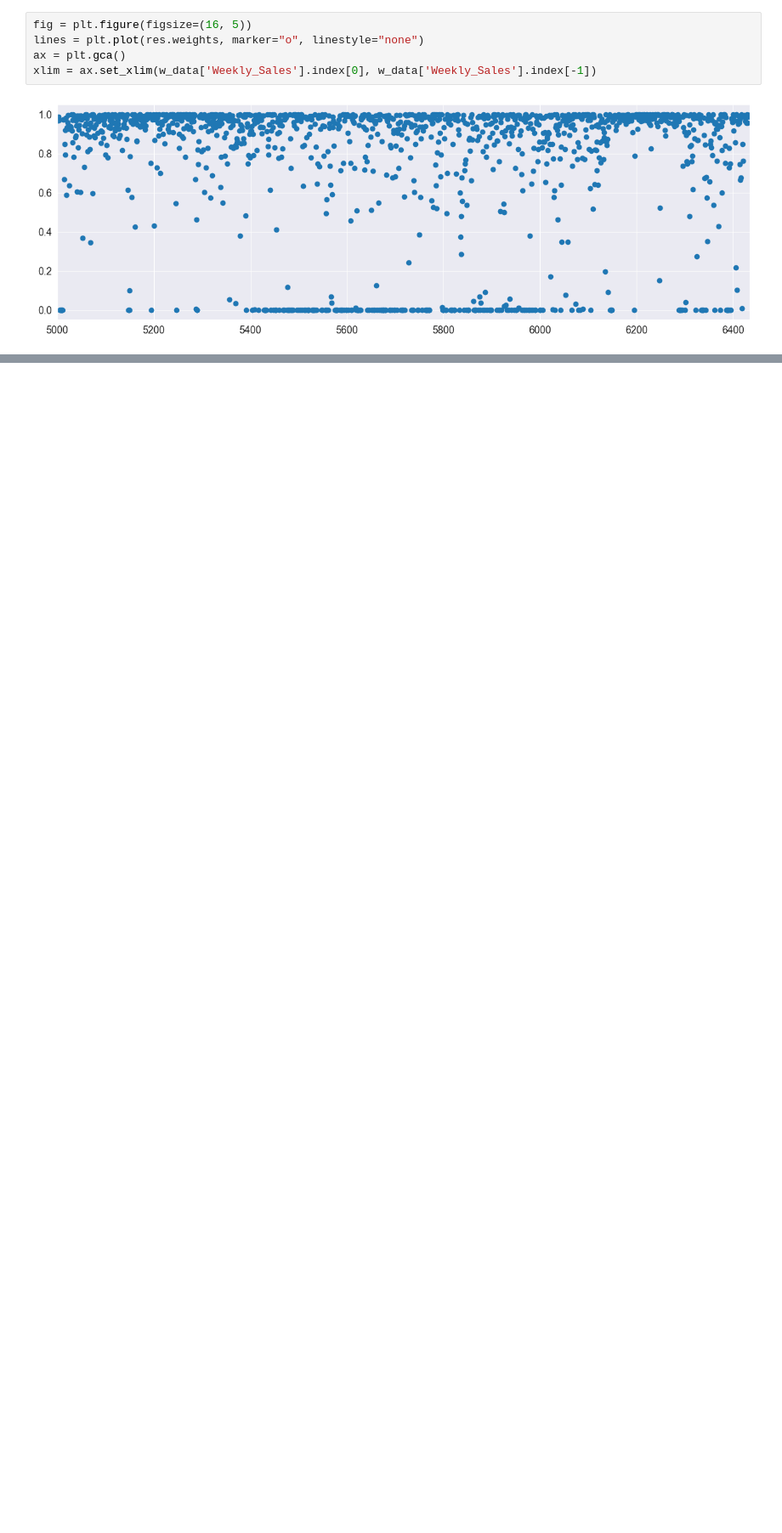
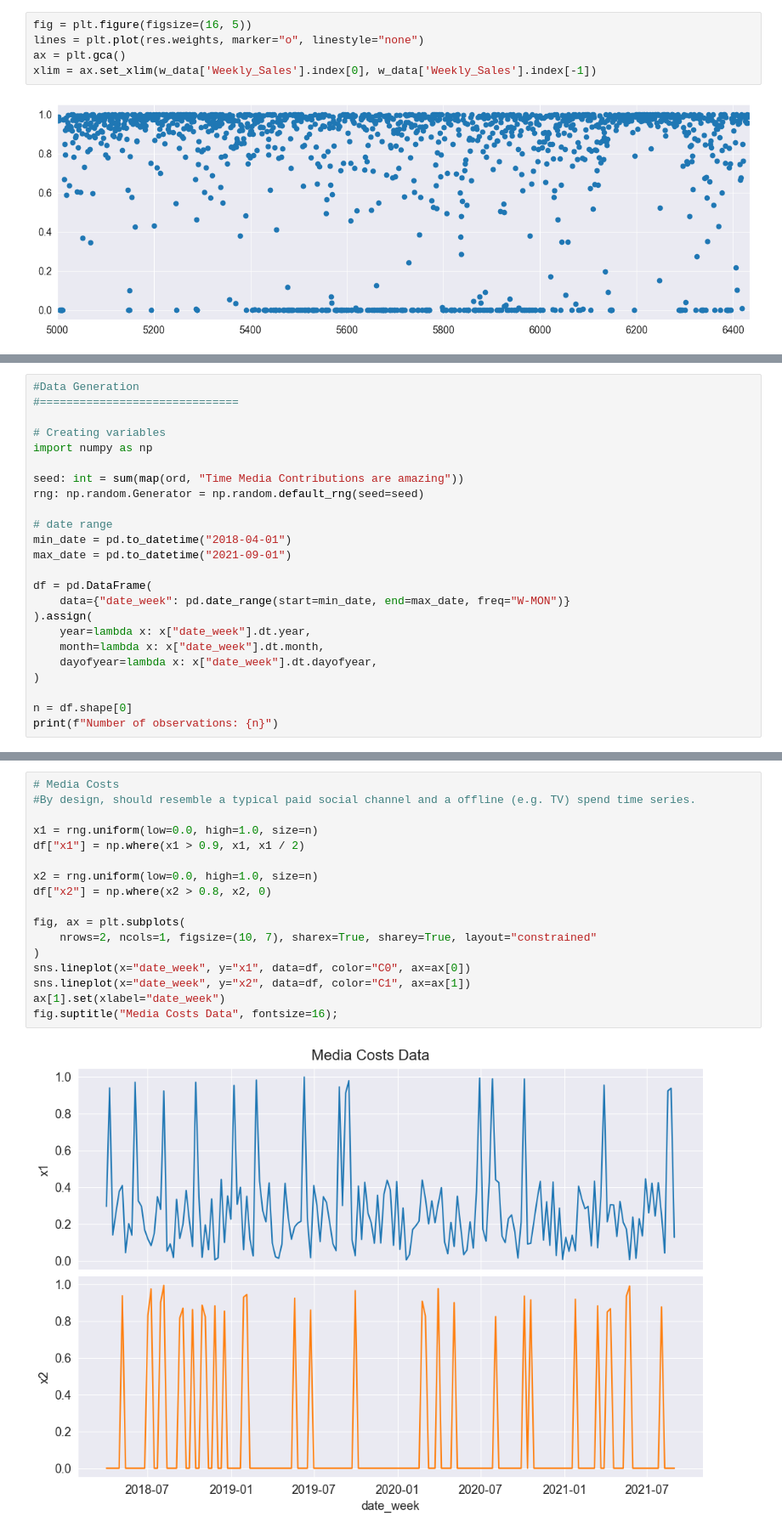
Before and after one commit to vjthecoder/ExploraBI-BusinessAnalytics, a Jupyter notebook: Marketing Analytics/Sales_Trend_and_Seasonality.ipynb, the cells around one changed output, grey strips where cells are left out. Shown at 85% size. Saved outputs shown, nothing was run; the diff lists cells and outputs as text; blank space fills up the shorter version.

```diff
--- a/Marketing Analytics/Sales_Trend_and_Seasonality.ipynb
+++ b/Marketing Analytics/Sales_Trend_and_Seasonality.ipynb
@@ -194,0 +277,24 @@ plt.show()
+# %%
+#Data Generation
+#==============================
+
+# Creating variables
+import numpy as np
+
+seed: int = sum(map(ord, "Time Media Contributions are amazing"))
+rng: np.random.Generator = np.random.default_rng(seed=seed)
+
+# date range
+min_date = pd.to_datetime("2018-04-01")
+max_date = pd.to_datetime("2021-09-01")
+
+df = pd.DataFrame(
+    data={"date_week": pd.date_range(start=min_date, end=max_date, freq="W-MON")}
+).assign(
+    year=lambda x: x["date_week"].dt.year,
+    month=lambda x: x["date_week"].dt.month,
+    dayofyear=lambda x: x["date_week"].dt.dayofyear,
+)
+
+n = df.shape[0]
+print(f"Number of observations: {n}")
@@ -194,0 +303,19 @@ plt.show()
+# %%
+# Media Costs
+#By design, should resemble a typical paid social channel and a offline (e.g. TV) spend time series.
+
+x1 = rng.uniform(low=0.0, high=1.0, size=n)
+df["x1"] = np.where(x1 > 0.9, x1, x1 / 2)
+
+x2 = rng.uniform(low=0.0, high=1.0, size=n)
+df["x2"] = np.where(x2 > 0.8, x2, 0)
+
+fig, ax = plt.subplots(
+    nrows=2, ncols=1, figsize=(10, 7), sharex=True, sharey=True, layout="constrained"
+)
+sns.lineplot(x="date_week", y="x1", data=df, color="C0", ax=ax[0])
+sns.lineplot(x="date_week", y="x2", data=df, color="C1", ax=ax[1])
+ax[1].set(xlabel="date_week")
+fig.suptitle("Media Costs Data", fontsize=16);
+# %% [output]
+[figure, added]
```
Also changed, not shown: parts of 22 cells of this notebook.
